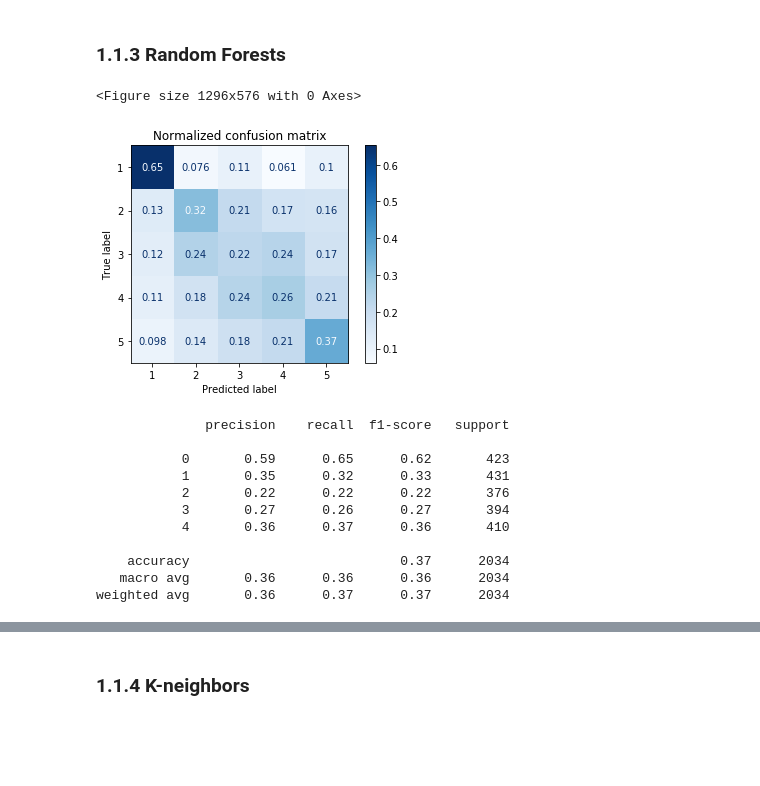
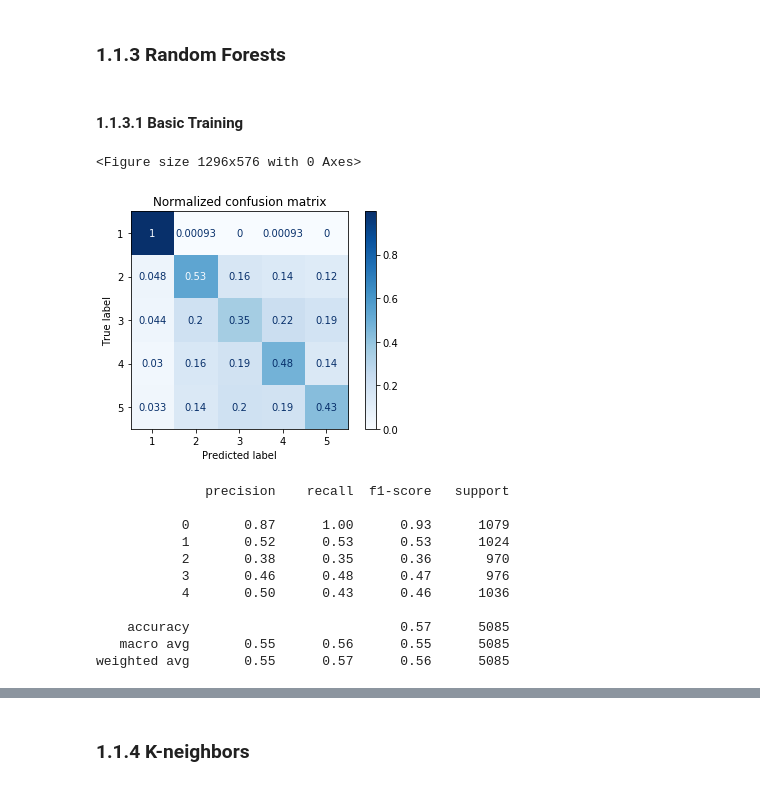
Before and after one commit to PedroCotovio/MLproject, a Jupyter notebook: Task1.ipynb, the cells around one changed output, grey strips where cells are left out. Drawn from its saved outputs; the diff is of its cells as text; code cells hidden in the pictures; blank space fills up the shorter version.

```diff
--- a/Task1.ipynb
+++ b/Task1.ipynb
@@ -343,24 +383,25 @@ This will allow us to see more models and different approaches to multi-class cl
 We might open an exception for a particularly promising model.
 # %% [markdown]
 ### 1.1.3 Random Forests
+# %% [markdown]
+#### 1.1.3.1 Basic Training
 # %%
-from sklearn.ensemble import ExtraTreesClassifier
 clf = ExtraTreesClassifier(n_estimators=100, random_state=0)
-clf.fit(X_train, y_train)
-plt, metrics= model_metrics(X_test,y_test, clf, [1,2,3,4,5])
+#Create Metrics
+plt, metrics= model_metrics(Bl, my, clf, [1,2,3,4,5])
 plt.show()
 print(metrics)
 # %% [output]
 <Figure size 1296x576 with 0 Axes>
-[figure, old version]
+[figure, new version]
               precision    recall  f1-score   support
 
-           0       0.59      0.65      0.62       423
-           1       0.35      0.32      0.33       431
-           2       0.22      0.22      0.22       376
-           3       0.27      0.26      0.27       394
-           4       0.36      0.37      0.36       410
+           0       0.87      1.00      0.93      1079
+           1       0.52      0.53      0.53      1024
+           2       0.38      0.35      0.36       970
+           3       0.46      0.48      0.47       976
+           4       0.50      0.43      0.46      1036
 
-    accuracy                           0.37      2034
-   macro avg       0.36      0.36      0.36      2034
-weighted avg       0.36      0.37      0.37      2034
+    accuracy                           0.57      5085
+   macro avg       0.55      0.56      0.55      5085
+weighted avg       0.55      0.57      0.56      5085
```
Also changed, not shown: parts of 30 cells of this notebook, 4 other files.
